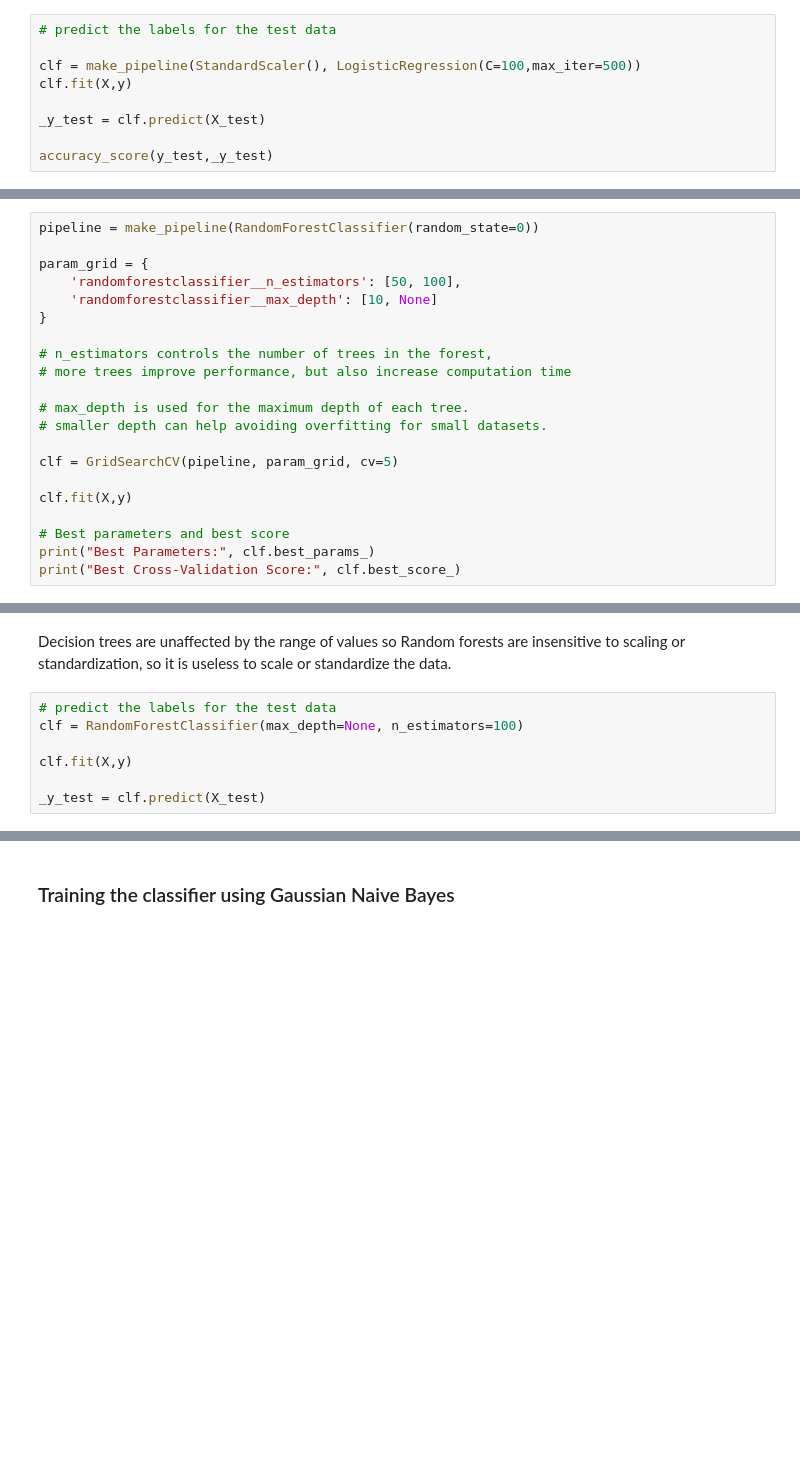
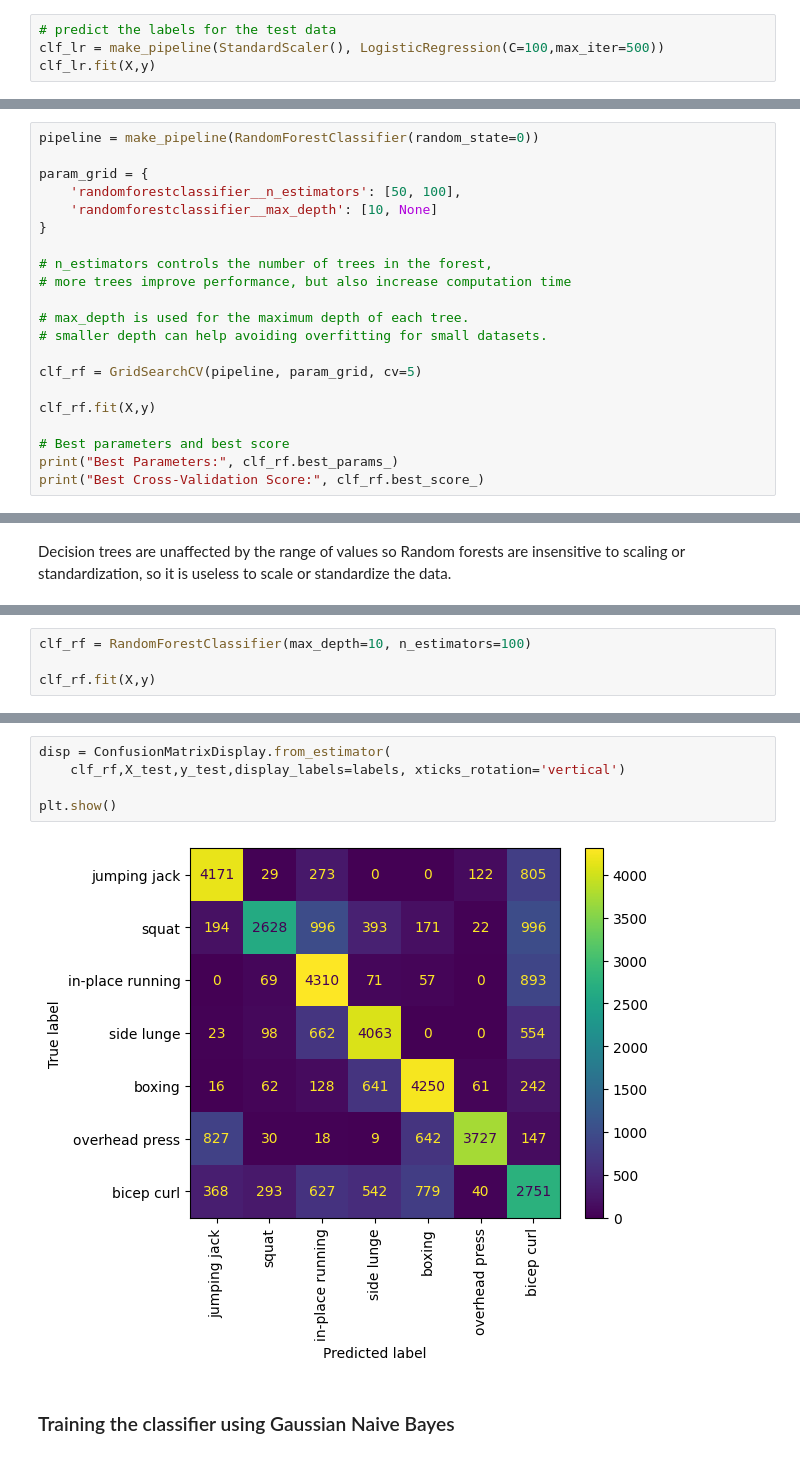
Before and after one commit to adelinagiurea0865/traditioneleML, a Jupyter notebook: sprint1.ipynb, the cells around one changed output, grey strips where cells are left out. Cells and saved outputs as stored; diff of their text form; blank space fills up the shorter version.

```diff
--- a/sprint1.ipynb
+++ b/sprint1.ipynb
@@ -229,13 +259,8 @@ Please also refer to the documentation for alternative solver options:
   n_iter_i = _check_optimize_result(
 # %%
 # predict the labels for the test data
-
-clf = make_pipeline(StandardScaler(), LogisticRegression(C=100,max_iter=500))
-clf.fit(X,y)
-
-_y_test = clf.predict(X_test)
-
-accuracy_score(y_test,_y_test)
+clf_lr = make_pipeline(StandardScaler(), LogisticRegression(C=100,max_iter=500))
+clf_lr.fit(X,y)
 # %% [output]
 STOP: TOTAL NO. of ITERATIONS REACHED LIMIT.
 
@@ -261,22 +300,15 @@ param_grid = {
 # max_depth is used for the maximum depth of each tree.
 # smaller depth can help avoiding overfitting for small datasets.
 
-clf = GridSearchCV(pipeline, param_grid, cv=5)
+clf_rf = GridSearchCV(pipeline, param_grid, cv=5)
 
-clf.fit(X,y)
+clf_rf.fit(X,y)
 
 # Best parameters and best score
-print("Best Parameters:", clf.best_params_)
-print("Best Cross-Validation Score:", clf.best_score_)
+print("Best Parameters:", clf_rf.best_params_)
+print("Best Cross-Validation Score:", clf_rf.best_score_)
 # %% [output]
 Best Parameters: {'randomforestclassifier__max_depth': None, 'randomforestclassifier__n_estimators': 100}
 Best Cross-Validation Score: 0.7071221532091096
 # %% [markdown]
 Decision trees are unaffected by the range of values so Random forests are insensitive to scaling or standardization, so it is useless to scale or standardize the data.
-# %%
-# predict the labels for the test data
-clf = RandomForestClassifier(max_depth=None, n_estimators=100)
-
-clf.fit(X,y)
-
-_y_test = clf.predict(X_test)
@@ -286,0 +315,4 @@ accuracy_score(y_test,_y_test)
+# %%
+clf_rf = RandomForestClassifier(max_depth=10, n_estimators=100)
+
+clf_rf.fit(X,y)
@@ -287,3 +345,10 @@ accuracy_score(y_test,_y_test)
+# %%
+disp = ConfusionMatrixDisplay.from_estimator(
+    clf_rf,X_test,y_test,display_labels=labels, xticks_rotation='vertical')
+
+plt.show()
+# %% [output]
+[figure, added]
 # %% [markdown]
 ### Training the classifier using Gaussian Naive Bayes
 # %%
```
Also changed, not shown: parts of 26 cells of this notebook.
